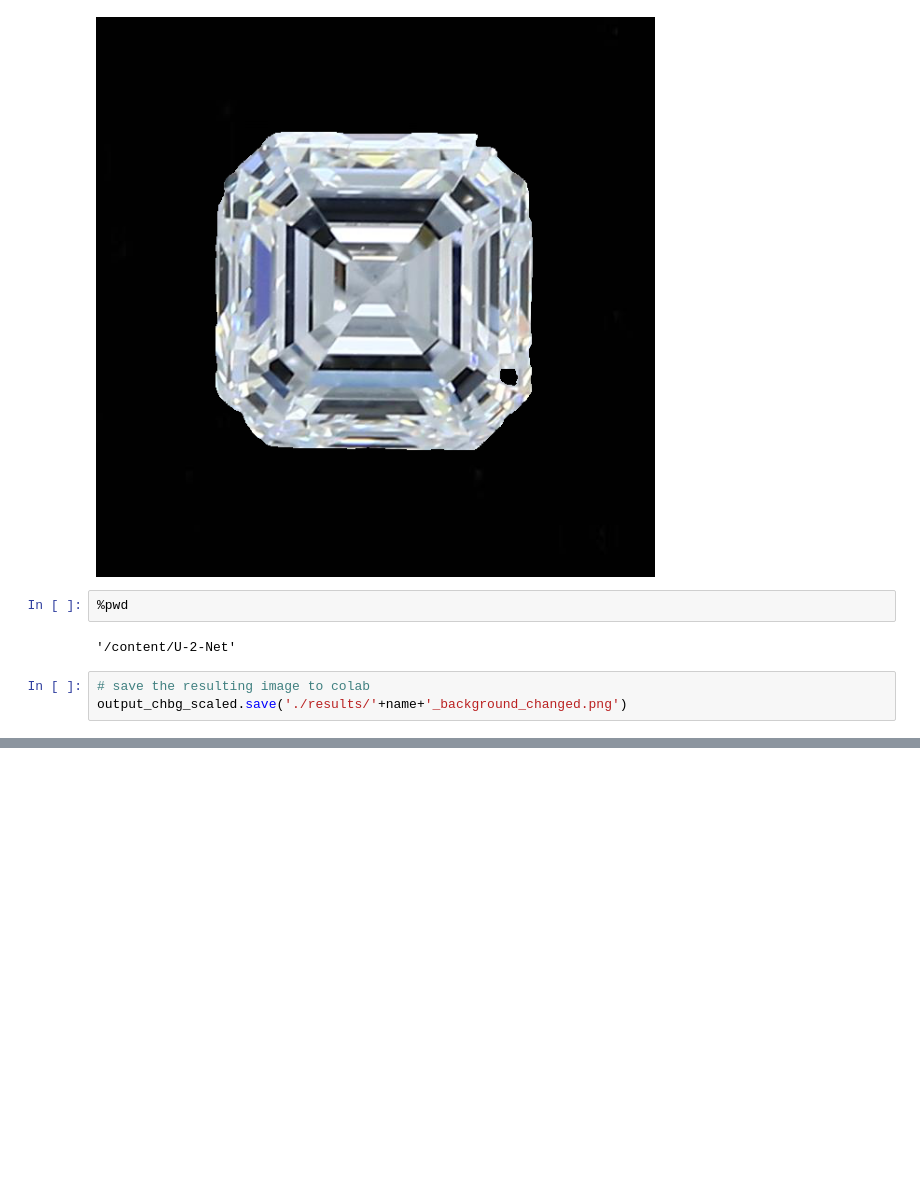
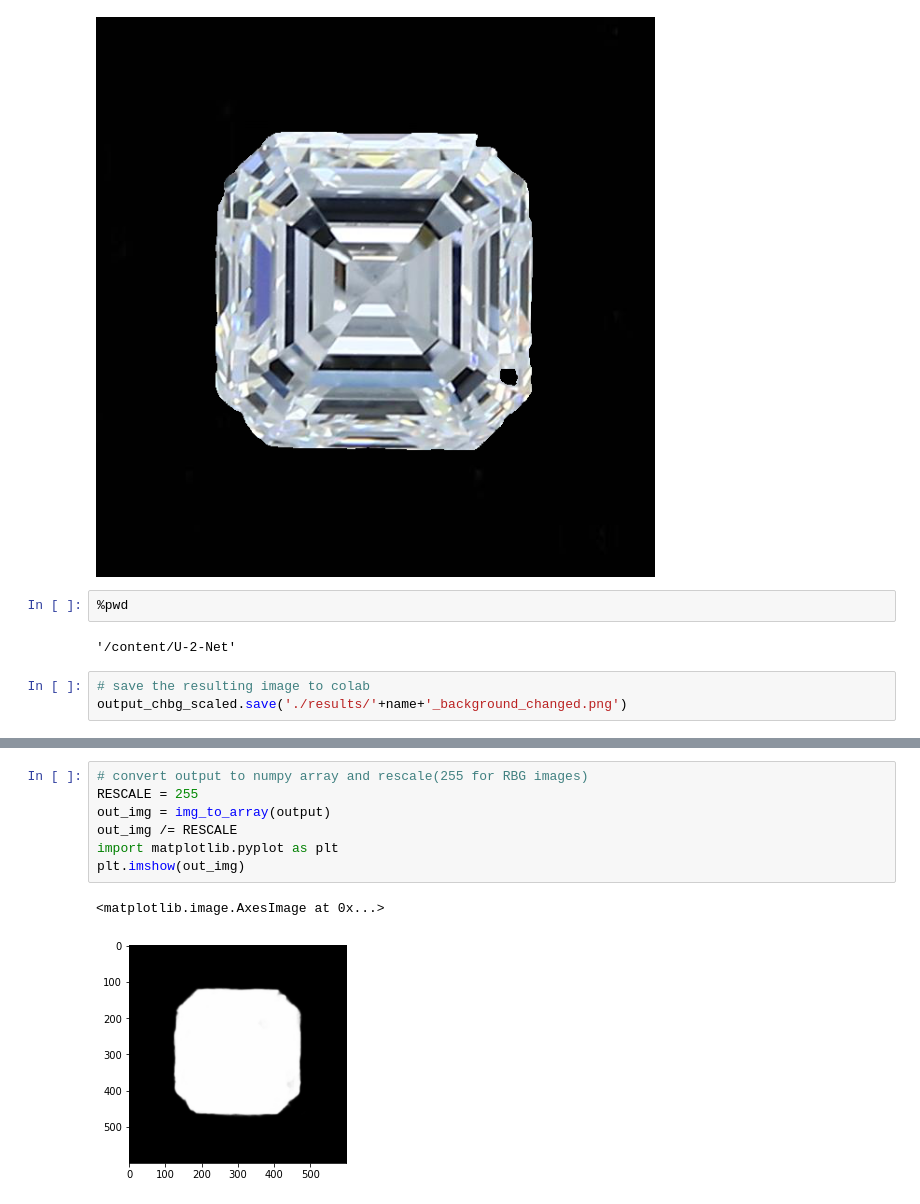
Before and after one commit to spying-on-spyers/DeadLocks, a Jupyter notebook: final_hackathon.ipynb, the cells around one changed output, grey strips where cells are left out. Cells and saved outputs as stored; diff of their text form; blank space fills up the shorter version.

```diff
--- a/final_hackathon.ipynb
+++ b/final_hackathon.ipynb
@@ -189,0 +258,10 @@ output_chbg_scaled.save('./results/'+name+'_background_changed.png')
+# %%
+# convert output to numpy array and rescale(255 for RBG images)
+RESCALE = 255
+out_img = img_to_array(output)
+out_img /= RESCALE
+import matplotlib.pyplot as plt
+plt.imshow(out_img)
+# %% [output]
+<matplotlib.image.AxesImage at 0x...>
+[figure, added]
```
Also changed, not shown: parts of 19 cells of this notebook.
